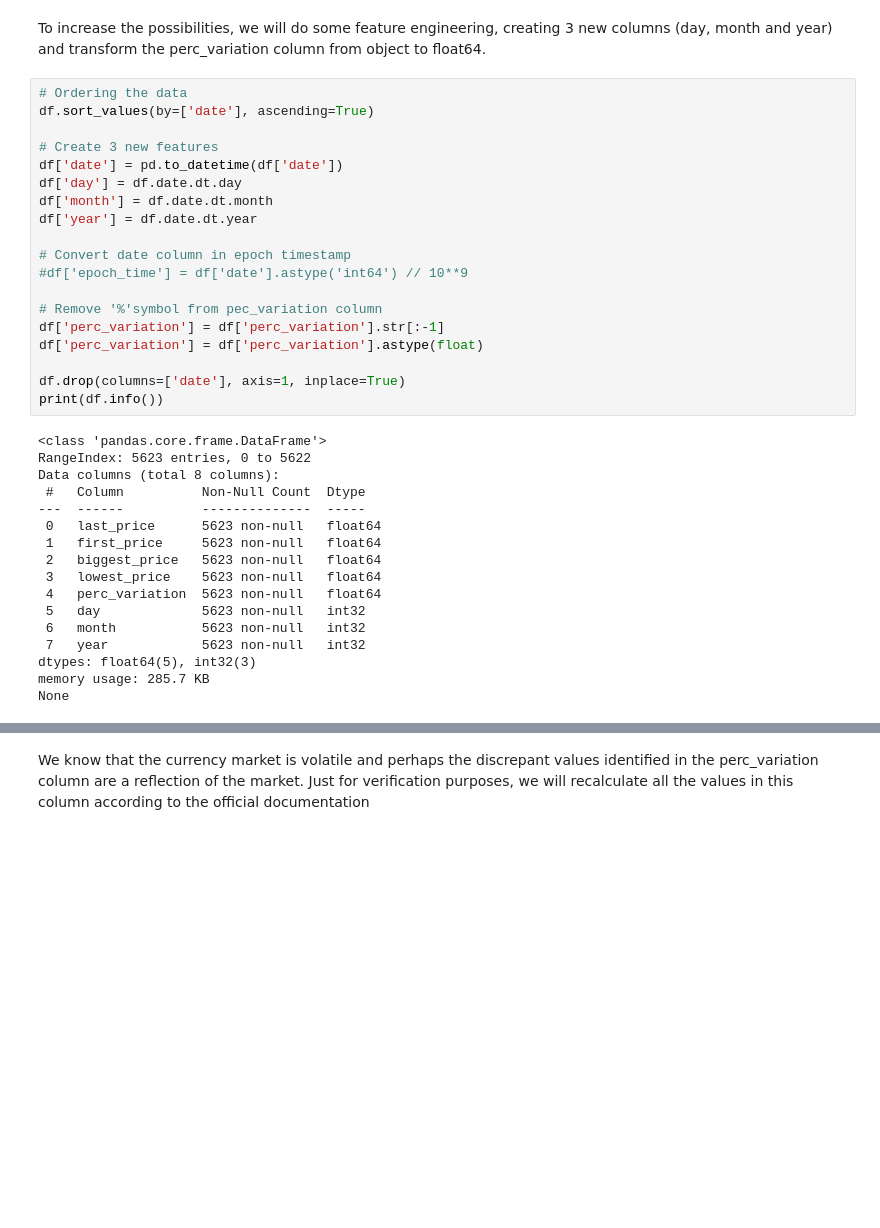
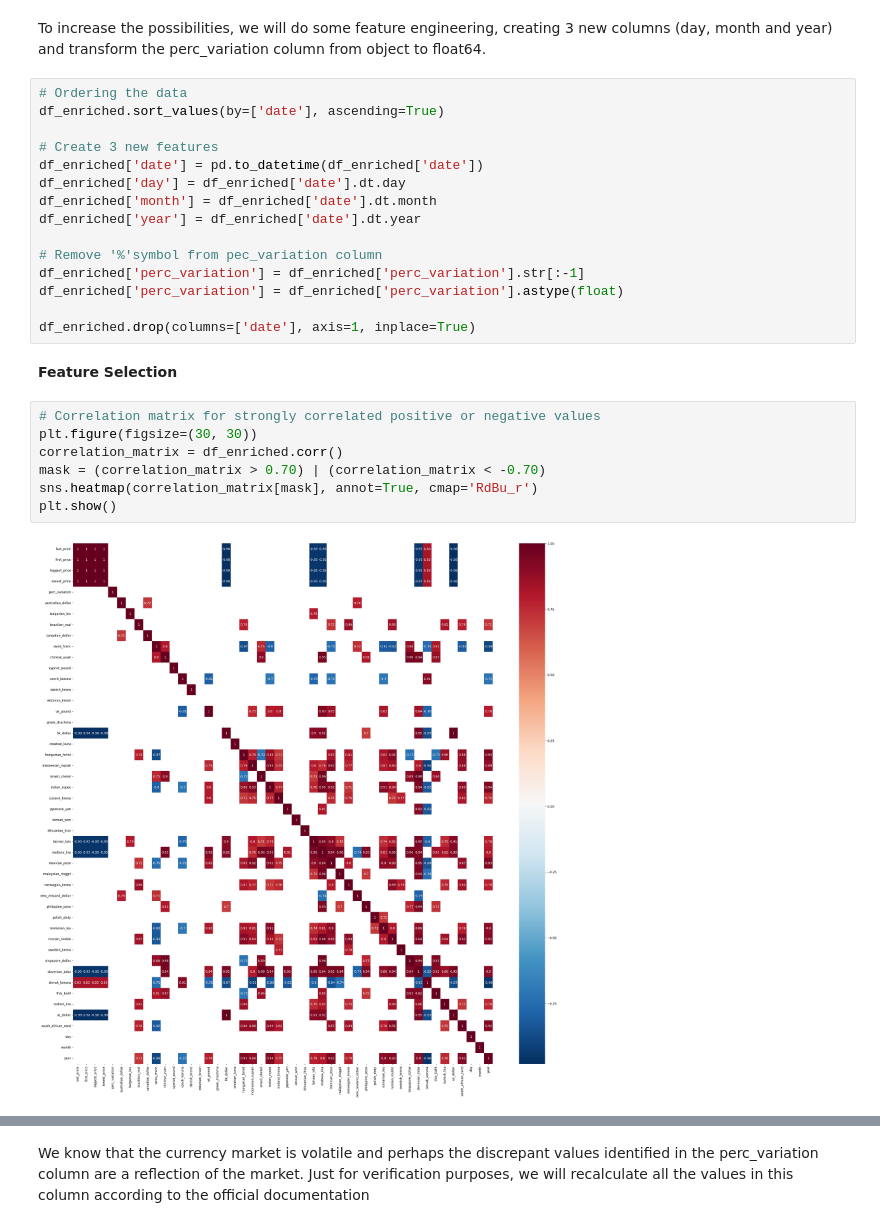
Before and after one commit to martinsphl/MAI5035, a Jupyter notebook: TAREFA_1_2.ipynb, the cells around one changed output, grey strips where cells are left out. Cells and saved outputs as stored; diff of their text form; blank space fills up the shorter version.

```diff
--- a/TAREFA_1_2.ipynb
+++ b/TAREFA_1_2.ipynb
@@ -85,37 +156,27 @@ None
 To increase the possibilities, we will do some feature engineering, creating 3 new columns (day, month and year) and transform the perc_variation column from object to float64.
 # %%
 # Ordering the data
-df.sort_values(by=['date'], ascending=True)
+df_enriched.sort_values(by=['date'], ascending=True)
 
 # Create 3 new features
-df['date'] = pd.to_datetime(df['date'])
-df['day'] = df.date.dt.day
-df['month'] = df.date.dt.month
-df['year'] = df.date.dt.year
-
-# Convert date column in epoch timestamp
-#df['epoch_time'] = df['date'].astype('int64') // 10**9
+df_enriched['date'] = pd.to_datetime(df_enriched['date'])
+df_enriched['day'] = df_enriched['date'].dt.day
+df_enriched['month'] = df_enriched['date'].dt.month
+df_enriched['year'] = df_enriched['date'].dt.year
 
 # Remove '%'symbol from pec_variation column
-df['perc_variation'] = df['perc_variation'].str[:-1]
-df['perc_variation'] = df['perc_variation'].astype(float)
+df_enriched['perc_variation'] = df_enriched['perc_variation'].str[:-1]
+df_enriched['perc_variation'] = df_enriched['perc_variation'].astype(float)
 
-df.drop(columns=['date'], axis=1, inplace=True)
-print(df.info())
+df_enriched.drop(columns=['date'], axis=1, inplace=True)
-# %% [output]
-<class 'pandas.core.frame.DataFrame'>
-RangeIndex: 5623 entries, 0 to 5622
-Data columns (total 8 columns):
- #   Column          Non-Null Count  Dtype
----  ------          --------------  -----
- 0   last_price      5623 non-null   float64
- 1   first_price     5623 non-null   float64
- 2   biggest_price   5623 non-null   float64
- 3   lowest_price    5623 non-null   float64
- 4   perc_variation  5623 non-null   float64
- 5   day             5623 non-null   int32
- 6   month           5623 non-null   int32
- 7   year            5623 non-null   int32
-dtypes: float64(5), int32(3)
-memory usage: 285.7 KB
-None
+# %% [markdown]
+**Feature Selection**
+# %%
+# Correlation matrix for strongly correlated positive or negative values
+plt.figure(figsize=(30, 30))
+correlation_matrix = df_enriched.corr()
+mask = (correlation_matrix > 0.70) | (correlation_matrix < -0.70)
+sns.heatmap(correlation_matrix[mask], annot=True, cmap='RdBu_r')
+plt.show()
+# %% [output]
+[figure, added]
```
Also changed, not shown: parts of 24 cells of this notebook.
